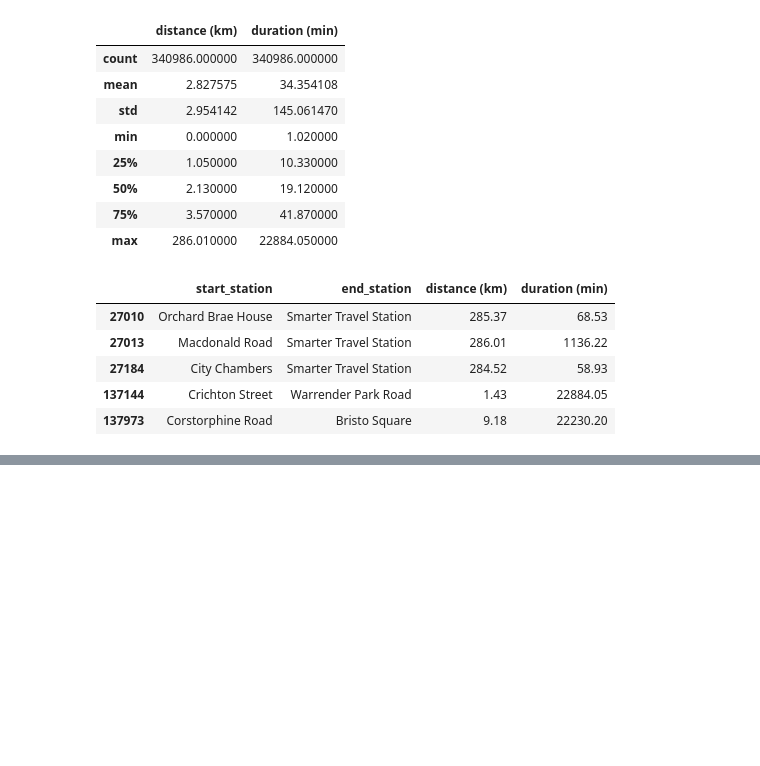
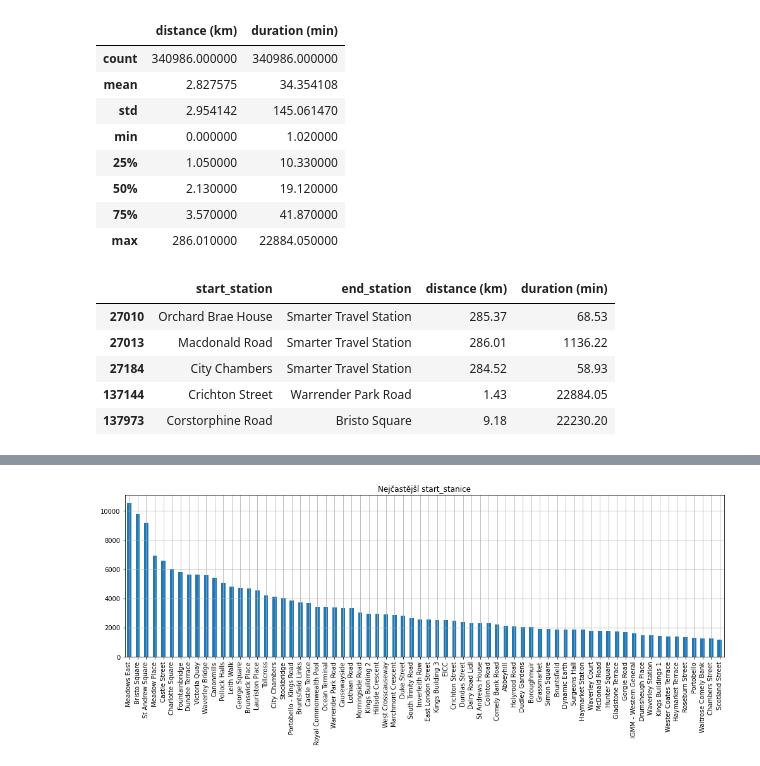
Before and after one commit to lenmal/Datova_akademie, a Jupyter notebook: Projekt_Python.ipynb, the cells around one changed output, grey strips where cells are left out. Drawn from its saved outputs; the diff is of its cells as text; code cells hidden in the pictures; blank space fills up the shorter version.

```diff
--- a/Projekt_Python.ipynb
+++ b/Projekt_Python.ipynb
@@ -429,0 +459,19 @@ df_IQR
+# %%
+# Nejčastější start stanice
+
+df_IQR_start = (df_IQR.groupby("start_station")
+                      .agg({"start_station":["count"]})
+                      .sort_values([('start_station','count')], ascending=False))
+
+df_IQR_end = (df_IQR.groupby("end_station")
+                      .agg({"end_station":["count"]})
+                      .sort_values([('end_station','count')], ascending=False))
+
+fig, ax = plt.subplots(figsize=(14, 6))
+df_IQR["start_station"].value_counts().nlargest(70).plot(kind="bar")
+
+ax.set_title("Nejčastější start_stanice")
+ax.grid()
+plt.tight_layout()
+# %% [output]
+[figure, added]
```
Also changed, not shown: parts of 11 cells of this notebook.
